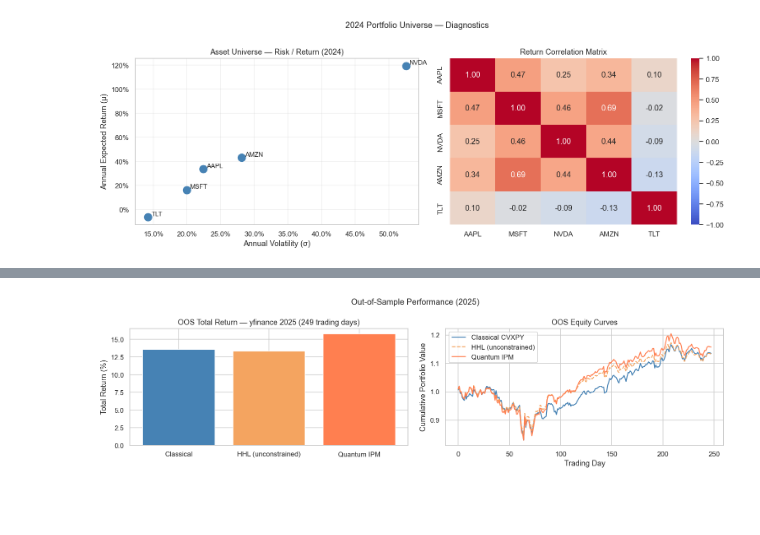
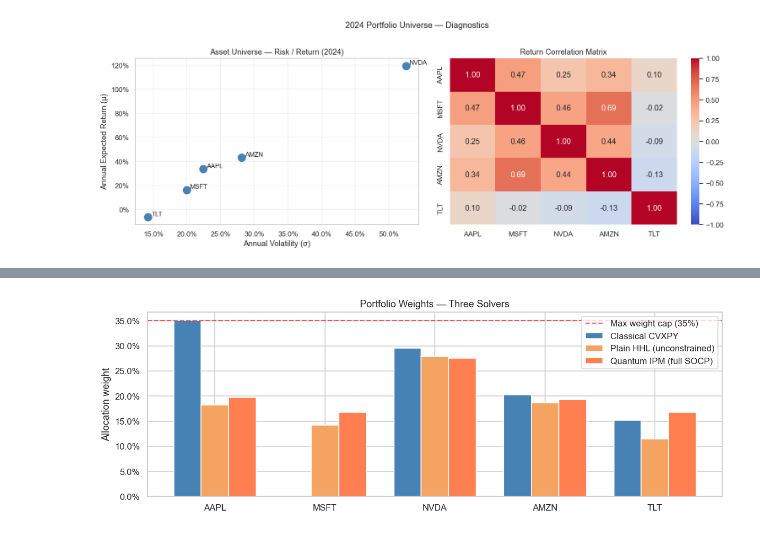
Before and after one commit to Nadav138/QApp, a Jupyter notebook: notebooks/quantum_portfolio_tutorial.ipynb, the cells around one changed output, grey strips where cells are left out. Cells and saved outputs as stored; diff of their text form; code cells hidden in the pictures; blank space fills up the shorter version.

```diff
--- a/notebooks/quantum_portfolio_tutorial.ipynb
+++ b/notebooks/quantum_portfolio_tutorial.ipynb
@@ -529,9 +515,0 @@ No positivity constraint, no caps — this is the pure Markowitz optimum with on
-# %%
-print("Solving equality-constrained KKT with HHL…")
-t0 = time.time()
-dz_hhl  = quantum_newton_solver(K_eq, rhs_eq,
-                                  n_clk=CONFIG["quantum_hhl_n_clk"],
-                                  pad_eig=CONFIG["quantum_hhl_pad_eig"])
-elapsed = time.time() - t0
-w_hhl_raw = dz_hhl[:n]
-print(f"✅ HHL solved in {elapsed:.2f} s")
@@ -927,75 +906,25 @@ This mirrors the real deployment workflow: *optimise on training data → deploy
 # %%
-print("Downloading 2025 OOS data…")
-oos_source = "unknown"
+x_idx = np.arange(n)
+width = 0.25
 
-try:
-    test_raw = yf.download(
-        assets, start="2025-01-01", end="2025-12-31",
-        auto_adjust=True, progress=False,
-    )
-    if isinstance(test_raw.columns, pd.MultiIndex):
-        test_prices = test_raw["Close"][[a for a in assets if a in test_raw["Close"].columns]]
-    else:
-        test_prices = test_raw
-    test_returns = test_prices.pct_change().dropna()
-    oos_source   = f"yfinance 2025 ({len(test_prices)} trading days)"
-    print(f"✅  {oos_source}")
-except Exception as e:
-    print(f"⚠️  yfinance failed ({e}) — using synthetic OOS returns.")
-    rng_oos      = np.random.default_rng(2025)
-    oos_daily    = rng_oos.multivariate_normal(mu_vec / 252, cov_mat / 252, 252)
-    test_returns = pd.DataFrame(oos_daily, columns=assets)
-    oos_source   = "synthetic (seed=2025)"
+fig, ax = plt.subplots(figsize=(11, 4))
 
+ax.bar(x_idx - width, w_cls if cls_ok else np.zeros(n),
+       width, label="Classical CVXPY", color="steelblue")
+ax.bar(x_idx,         w_hhl_raw,
+       width, label="Plain HHL (unconstrained)",
+       color=["tomato" if v < 0 else "sandybrown" for v in w_hhl_raw])
+ax.bar(x_idx + width, w_qipm,
+       width, label="Quantum IPM (full SOCP)", color="coral")
 
-def oos_metrics(w, daily_returns, label):
-    port       = (daily_returns @ w).values
-    total_ret  = float((1 + port).prod() - 1)
-    ann_factor = np.sqrt(252)
-    sharpe     = float((port.mean() * 252) / (port.std() * ann_factor)) if port.std() > 0 else float("nan")
-    hhi        = float(np.sum(w ** 2))
-    return {
-        "Solver":                label,
-        "OOS Total Return":      f"{total_ret:.2%}",
-        "Sharpe (annualised)":   f"{sharpe:.3f}",
-        "HHI (concentration)":   f"{hhi:.4f}",
-    }
-
-metrics_oos = [
-    oos_metrics(w_cls if cls_ok else np.zeros(n), test_returns, "Classical CVXPY"),
-    oos_metrics(w_hhl_raw,                        test_returns, "Unconstrained HHL"),
-    oos_metrics(w_qipm,                           test_returns, "Quantum IPM (SOCP)"),
-]
-print(f"\nOOS source: {oos_source}")
-display(pd.DataFrame(metrics_oos).set_index("Solver"))
-
-# Equity curves
-w_cls_plot = w_cls if cls_ok else np.zeros(n)
-cls_curve  = (1 + test_returns @ w_cls_plot).cumprod()
-qipm_curve = (1 + test_returns @ w_qipm).cumprod()
-hhl_curve  = (1 + test_returns @ w_hhl_raw).cumprod()
-
-oos_totals = [(1 + test_returns @ w).prod() - 1
-              for w in [w_cls_plot, w_hhl_raw, w_qipm]]
-
-fig, axes = plt.subplots(1, 2, figsize=(14, 4))
-
-axes[0].bar(["Classical", "HHL (unconstrained)", "Quantum IPM"],
-            [v * 100 for v in oos_totals],
-            color=["steelblue", "sandybrown", "coral"])
-axes[0].axhline(0, color="black", linewidth=0.8)
-axes[0].set_ylabel("Total Return (%)")
-axes[0].set_title(f"OOS Total Return — {oos_source}")
-
-axes[1].plot(cls_curve.values,  color="steelblue",   label="Classical CVXPY")
-axes[1].plot(hhl_curve.values,  color="sandybrown",  label="HHL (unconstrained)", linestyle="--")
-axes[1].plot(qipm_curve.values, color="coral",       label="Quantum IPM")
-axes[1].set_xlabel("Trading Day")
-axes[1].set_ylabel("Cumulative Portfolio Value")
-axes[1].set_title("OOS Equity Curves")
-axes[1].legend()
-
-plt.suptitle("Out-of-Sample Performance (2025)", fontsize=13)
+ax.axhline(CONFIG["max_weight"], color="red", linestyle="--", alpha=0.6,
+           label=f"Max weight cap ({CONFIG['max_weight']:.0%})")
+ax.axhline(0, color="black", linewidth=0.8)
+ax.set_xticks(x_idx); ax.set_xticklabels(assets)
+ax.yaxis.set_major_formatter(mtick.PercentFormatter(1.0))
+ax.set_ylabel("Allocation weight")
+ax.set_title("Portfolio Weights — Three Solvers")
+ax.legend(loc="upper right")
 plt.tight_layout()
 plt.show()
 # %% [output]
@@ -1011,2 +931,2 @@ OOS source: yfinance 2025 (249 trading days)
-[figure, old version]
+[figure, new version]
 # %% [markdown]
```
Also changed, not shown: parts of 60 cells of this notebook, 2 other files.
